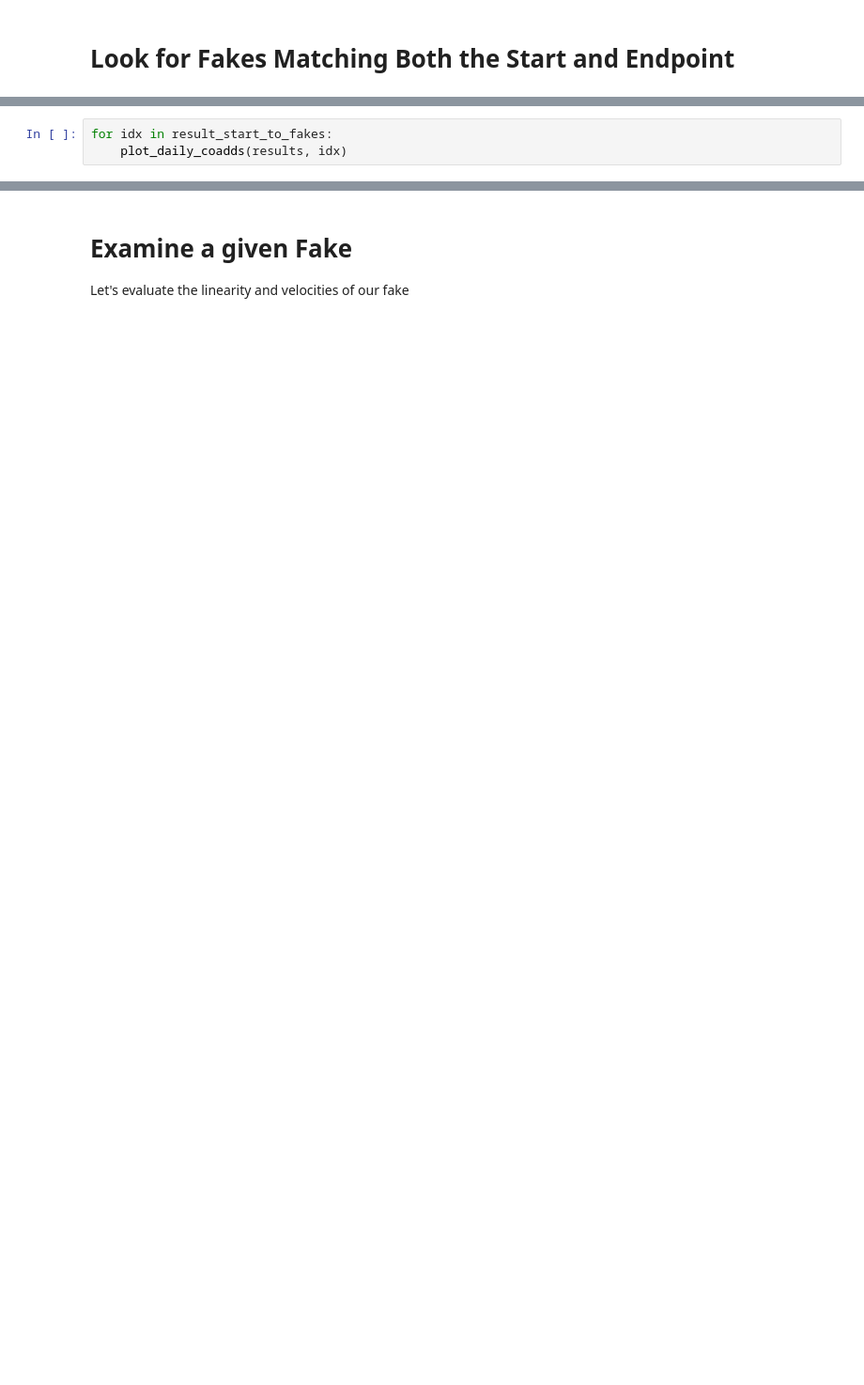
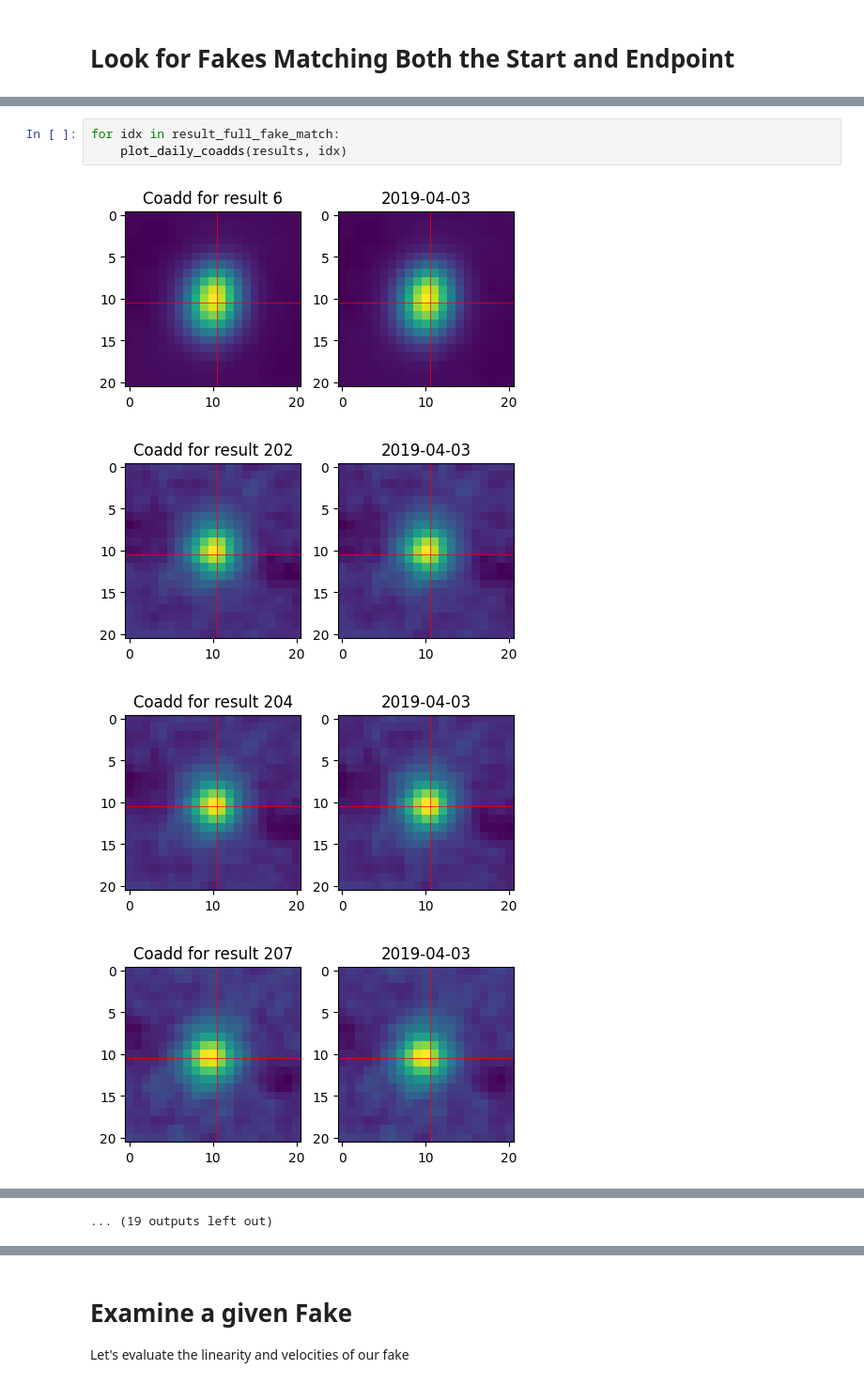
Before and after one commit to dirac-institute/kbmod-tno-scripts, a Jupyter notebook: kbmod_multi_night_search.ipynb, the cells around one changed output, grey strips where cells are left out. Shown at 94% size. Saved outputs shown, nothing was run; the diff lists cells and outputs as text; blank space fills up the shorter version.

Commit message:
Fix fake endpoint issue

```diff
--- a/kbmod_multi_night_search.ipynb
+++ b/kbmod_multi_night_search.ipynb
@@ -236,3 +411,8 @@ result_full_fake_match
 # %%
-for idx in result_start_to_fakes:
+for idx in result_full_fake_match:
     plot_daily_coadds(results, idx)
+# %% [output]
+[figure, added]
+[figure, added]
+[figure, added]
+[figure, added]
@@ -238,0 +427 @@ for idx in result_start_to_fakes:
+... (19 outputs left out)
```
Also changed, not shown: parts of 33 cells of this notebook.
